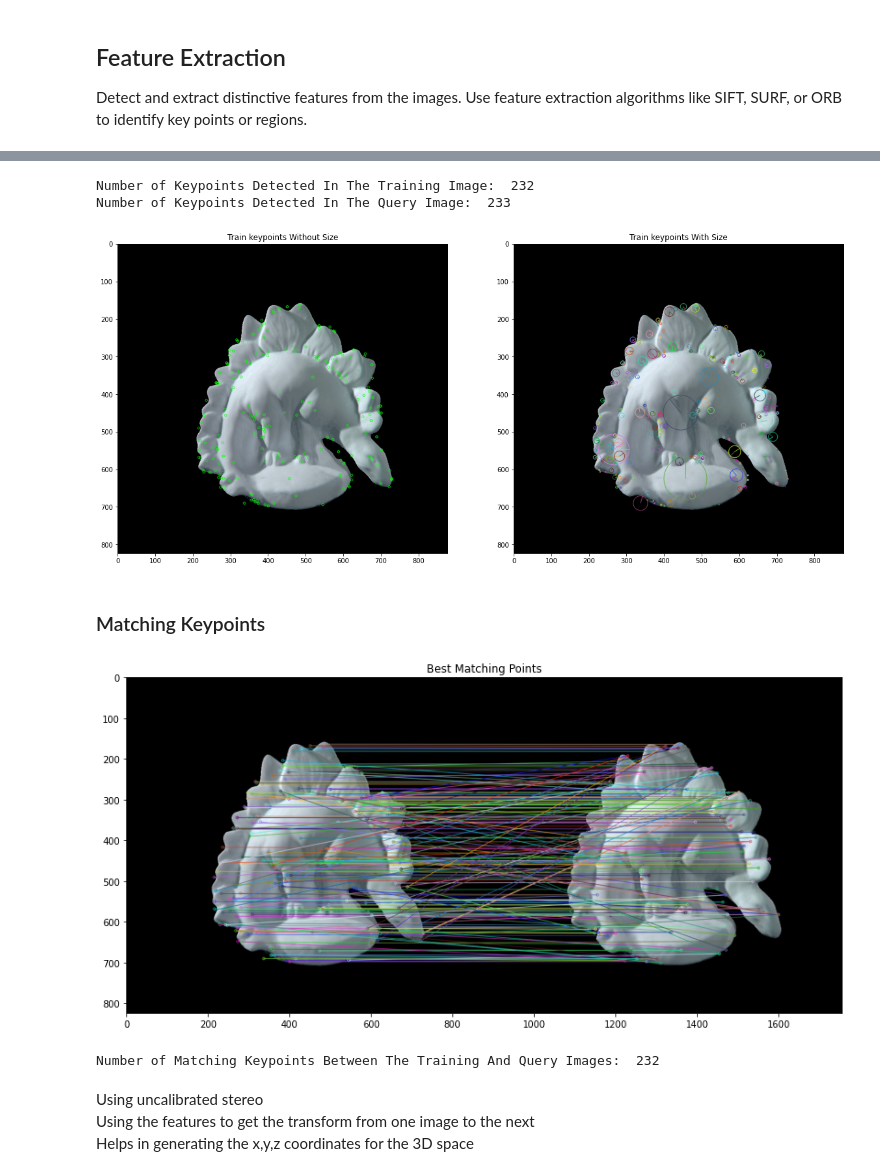
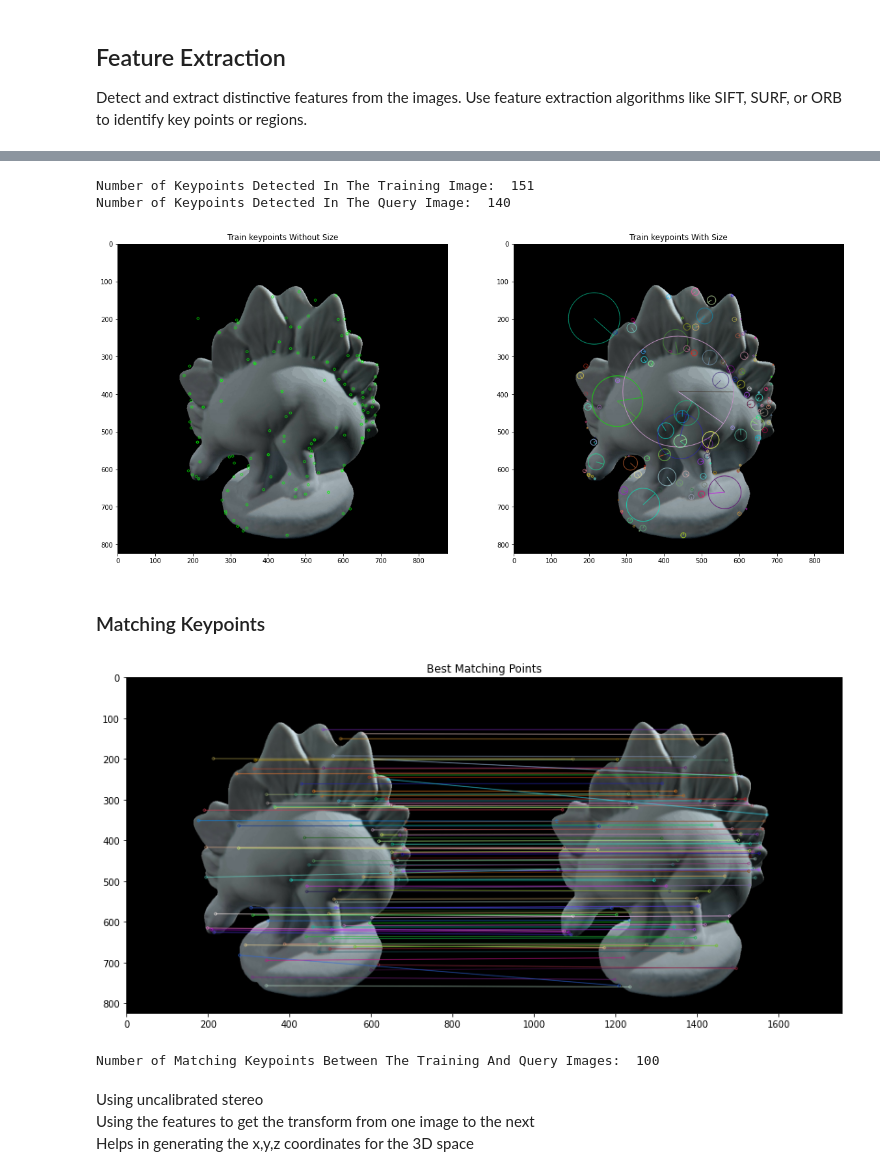
Before and after one commit to kaburia/3D-reconstruction, a Jupyter notebook: reconstruction_pipeline.ipynb, the cells around one changed output, grey strips where cells are left out. Saved outputs shown, nothing was run; the diff lists cells and outputs as text; code cells hidden in the pictures.

```diff
--- a/reconstruction_pipeline.ipynb
+++ b/reconstruction_pipeline.ipynb
@@ -55,8 +73,8 @@ frames_path = os.path.join(os.getcwd(), 'frames')
 frames = os.listdir(frames_path)
 
 # load the first two frames
-frame1 = cv2.imread(os.path.join(frames_path, frames[0]))
-frame2 = cv2.imread(os.path.join(frames_path, frames[1]))
+frame1 = cv2.imread(os.path.join(frames_path, frames[57]))
+frame2 = cv2.imread(os.path.join(frames_path, frames[58]))
 
 # convert to grayscale
 frame1_gray = cv2.cvtColor(frame1, cv2.COLOR_BGR2GRAY)
@@ -96,33 +114,33 @@ print("Number of Keypoints Detected In The Training Image: ", len(kp1))
 # print the number of keypoints detected in the query image
 print("Number of Keypoints Detected In The Query Image: ", len(kp2))
 # %% [output]
-Number of Keypoints Detected In The Training Image:  232
-Number of Keypoints Detected In The Query Image:  233
+Number of Keypoints Detected In The Training Image:  151
+Number of Keypoints Detected In The Query Image:  140
-[figure, old version]
+[figure, new version]
 # %% [markdown]
 ### Matching Keypoints
 # %%
 # create a Brute force matcher object
-bf = cv2.BFMatcher(cv2.NORM_L1, crossCheck = False)
+bf = cv2.BFMatcher(cv2.NORM_L1, crossCheck = True)
 
 # Perform the matching between the SIFT descriptors of the training image and the test image
 matches = bf.match(des1, des2)
 
 # The matches with shorter distance are the ones we want.
 matches = sorted(matches, key = lambda x : x.distance)
 
 result = cv2.drawMatches(frame1, kp1, frame2, kp2, matches, None, flags = 2)
 
 plt.rcParams['figure.figsize'] = [14.0, 7.0]
 plt.title('Best Matching Points')
 plt.imshow(result)
 plt.show()
 
 # print total number of matching points between the training and query images
 print("\nNumber of Matching Keypoints Between The Training And Query Images: ", len(matches))
 # %% [output]
-[figure, old version]
+[figure, new version]
-Number of Matching Keypoints Between The Training And Query Images:  232
+Number of Matching Keypoints Between The Training And Query Images:  100
 # %% [markdown]
 Using uncalibrated stereo<br>
 Using the features to get the transform from one image to the next<br>
```
Also changed, not shown: parts of 4 cells of this notebook.
